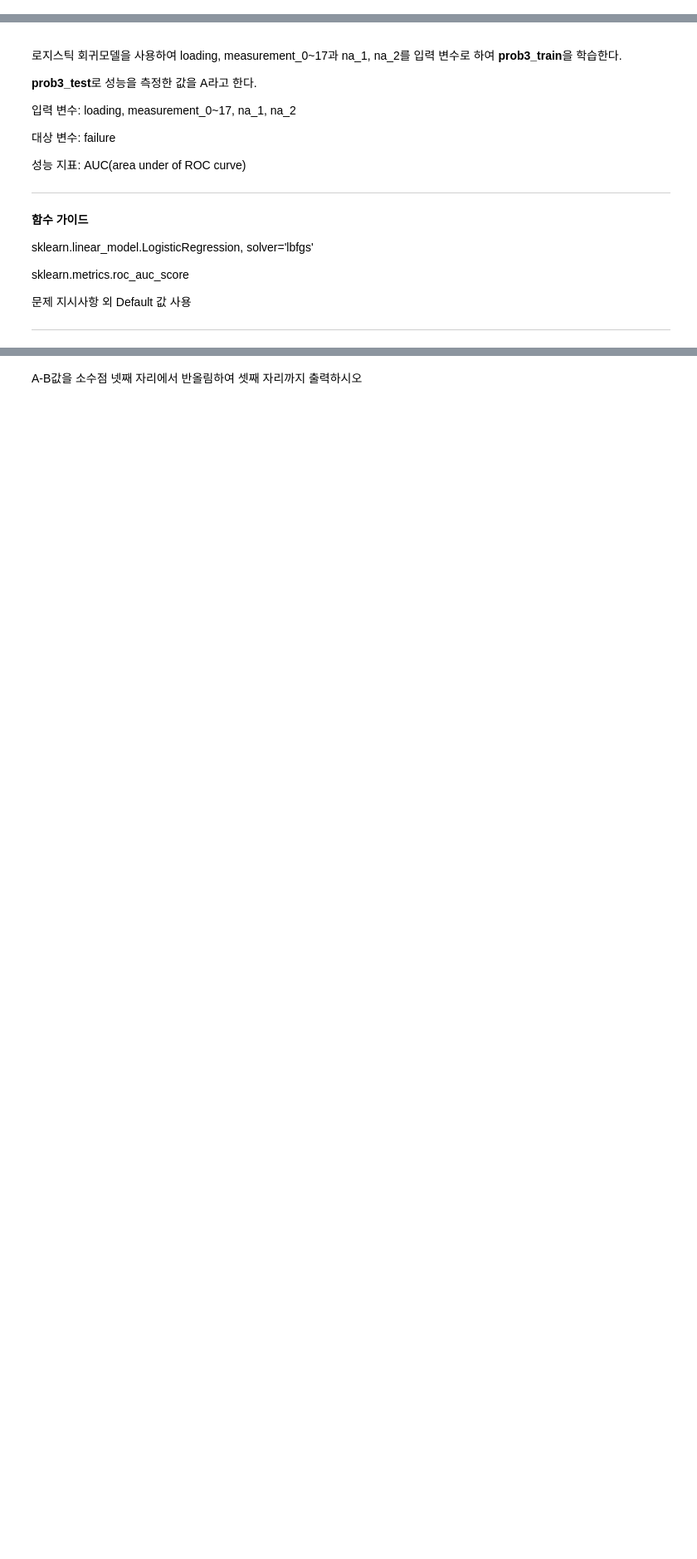
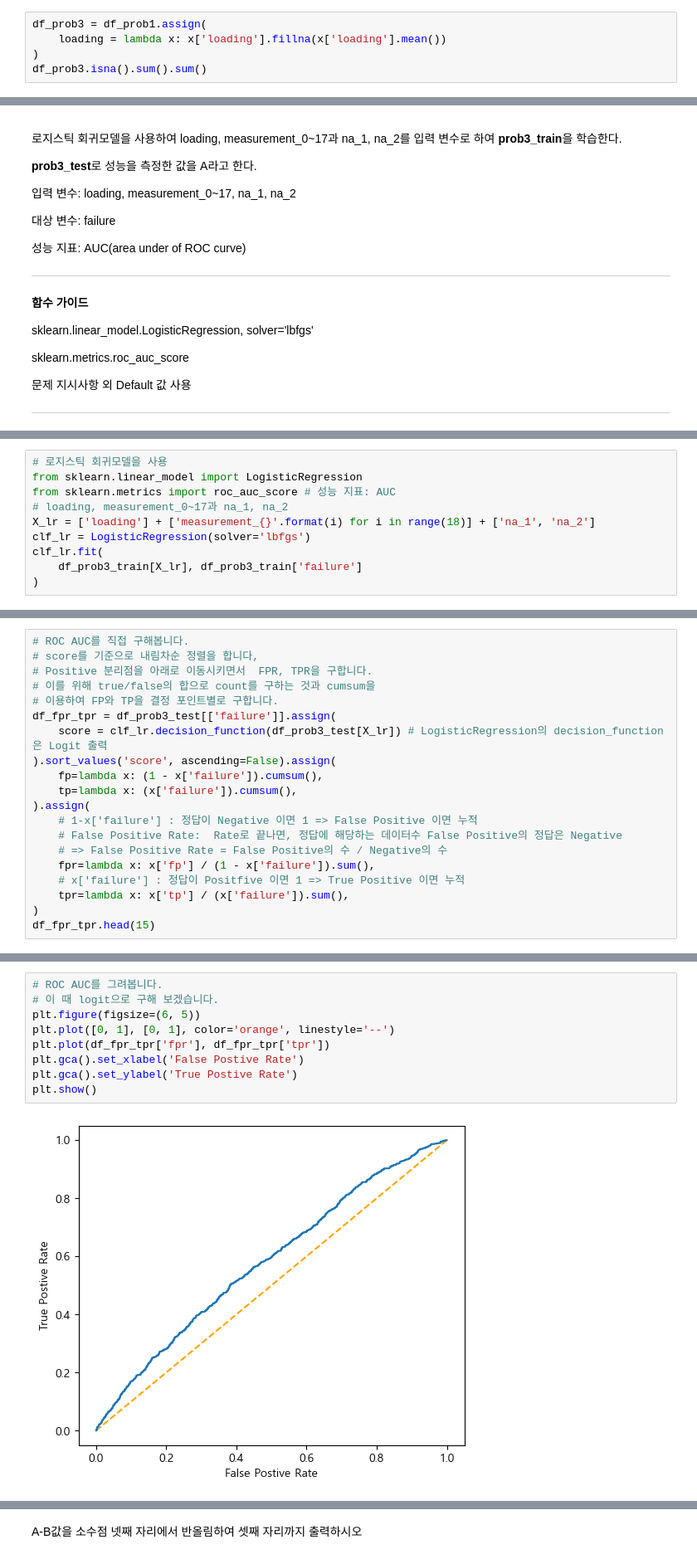
Before and after one commit to sunkusun9/DS_lv3_2604_2, a Jupyter notebook: sec_ds_lv3_prob1_prob.ipynb, the cells around one changed output, grey strips where cells are left out. Shown at 83% size. Cells and saved outputs as stored; diff of their text form; blank space fills up the shorter version.

```diff
--- a/sec_ds_lv3_prob1_prob.ipynb
+++ b/sec_ds_lv3_prob1_prob.ipynb
@@ -989,3 +993,8 @@ loading과 이진형인 na_1, na_2 중에서 최적의 성능을 보이는 입
 ## 단계 3-1
 
 **prob1**을 복사하여 **prob3**을 만든다. loading의 결측치는 loading의 평균으로 대치한다.
+# %%
+df_prob3 = df_prob1.assign(
+    loading = lambda x: x['loading'].fillna(x['loading'].mean())
+)
+df_prob3.isna().sum().sum()
@@ -1053,0 +1102,10 @@ loading과 이진형인 na_1, na_2 중에서 최적의 성능을 보이는 입
+# %%
+# 로지스틱 회귀모델을 사용
+from sklearn.linear_model import LogisticRegression
+from sklearn.metrics import roc_auc_score # 성능 지표: AUC
+# loading, measurement_0~17과 na_1, na_2
+X_lr = ['loading'] + ['measurement_{}'.format(i) for i in range(18)] + ['na_1', 'na_2']
+clf_lr = LogisticRegression(solver='lbfgs')
+clf_lr.fit(
+    df_prob3_train[X_lr], df_prob3_train['failure']
+)
@@ -1053,0 +1183,20 @@ loading과 이진형인 na_1, na_2 중에서 최적의 성능을 보이는 입
+# %%
+# ROC AUC를 직접 구해봅니다.
+# score를 기준으로 내림차순 정렬을 합니다,
+# Positive 분리점을 아래로 이동시키면서  FPR, TPR을 구합니다.
+# 이를 위해 true/false의 합으로 count를 구하는 것과 cumsum을
+# 이용하여 FP와 TP을 결정 포인트별로 구합니다.
+df_fpr_tpr = df_prob3_test[['failure']].assign(
+    score = clf_lr.decision_function(df_prob3_test[X_lr]) # LogisticRegression의 decision_function은 Logit 출력
+).sort_values('score', ascending=False).assign(
+    fp=lambda x: (1 - x['failure']).cumsum(),
+    tp=lambda x: (x['failure']).cumsum(),
+).assign(
+    # 1-x['failure'] : 정답이 Negative 이면 1 => False Positive 이면 누적
+    # False Positive Rate:  Rate로 끝나면, 정답에 해당하는 데이터수 False Positive의 정답은 Negative
+    # => False Positive Rate = False Positive의 수 / Negative의 수
+    fpr=lambda x: x['fp'] / (1 - x['failure']).sum(),
+    # x['failure'] : 정답이 Positfive 이면 1 => True Positive 이면 누적
+    tpr=lambda x: x['tp'] / (x['failure']).sum(),
+)
+df_fpr_tpr.head(15)
@@ -1053,0 +1221,11 @@ loading과 이진형인 na_1, na_2 중에서 최적의 성능을 보이는 입
+# %%
+# ROC AUC를 그려봅니다.
+# 이 때 logit으로 구해 보겠습니다.
+plt.figure(figsize=(6, 5))
+plt.plot([0, 1], [0, 1], color='orange', linestyle='--')
+plt.plot(df_fpr_tpr['fpr'], df_fpr_tpr['tpr'])
+plt.gca().set_xlabel('False Postive Rate')
+plt.gca().set_ylabel('True Postive Rate')
+plt.show()
+# %% [output]
+[figure, added]
```
Also changed, not shown: parts of 35 cells of this notebook.
